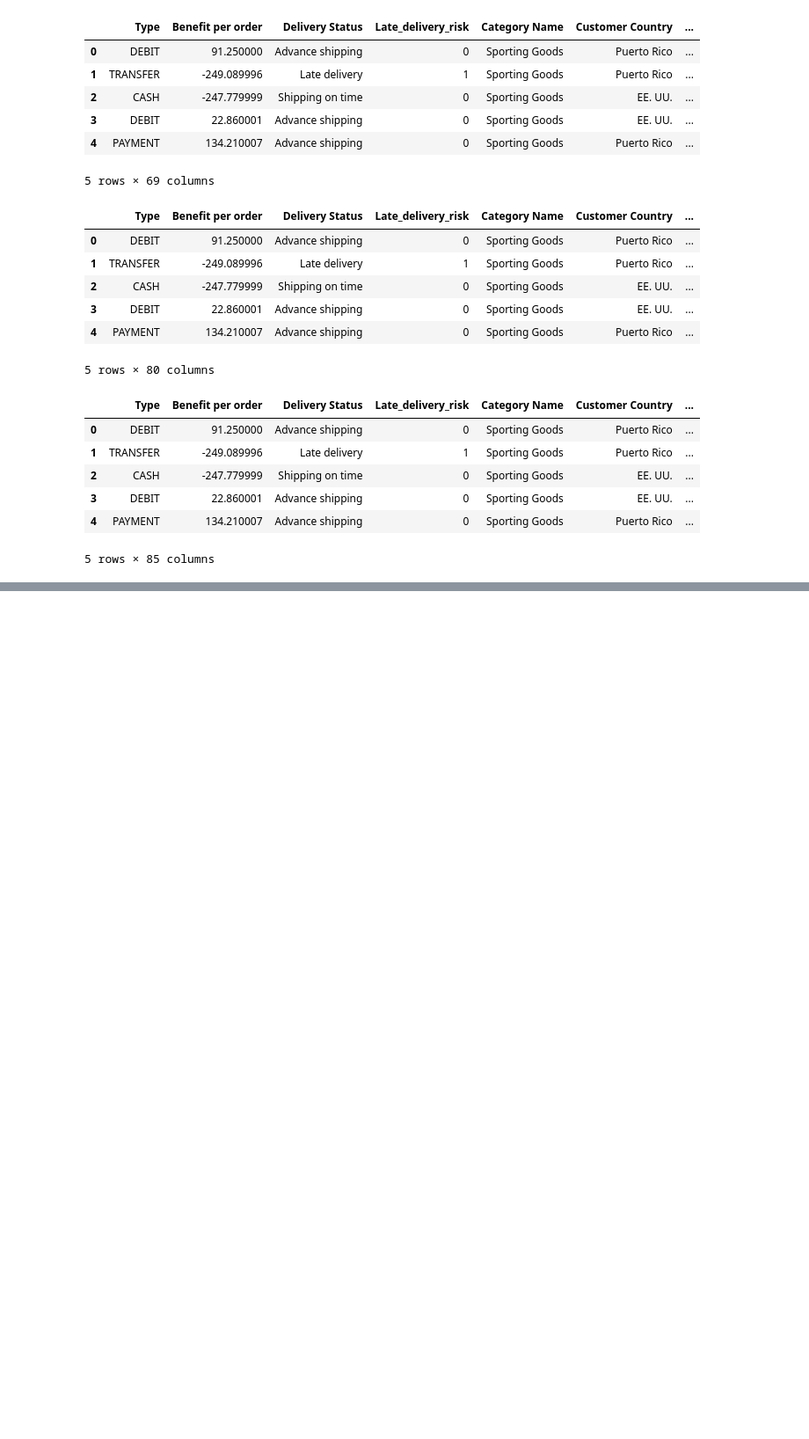
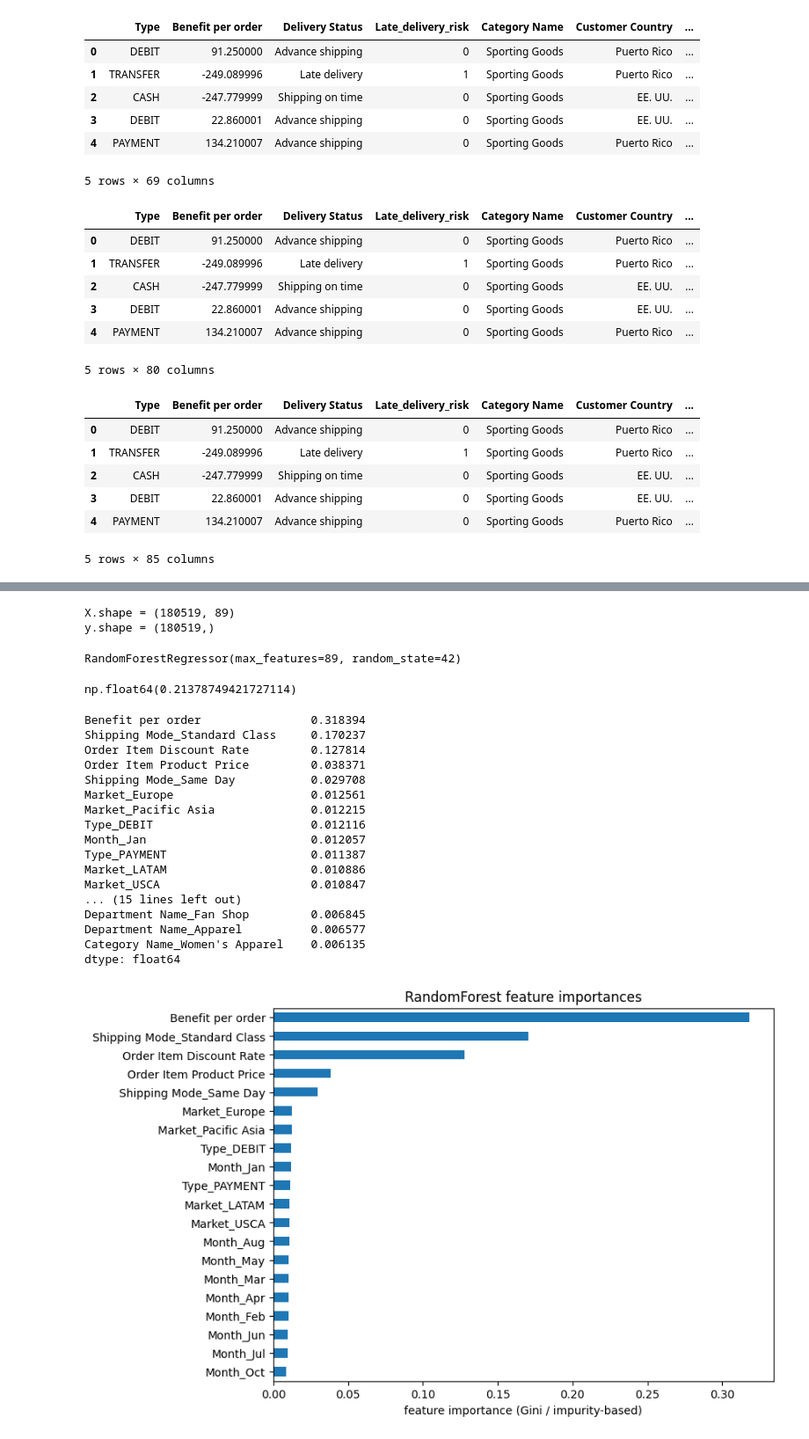
Before and after one commit to WilliamJhong/2025AAE722_William-J, a Jupyter notebook: Final Project/Final Project.ipynb, the cells around one changed output, grey strips where cells are left out. Shown at 88% size. Saved outputs shown, nothing was run; the diff lists cells and outputs as text; code cells hidden in the pictures; blank space fills up the shorter version.

Commit message:
built tree models

```diff
--- a/Final Project/Final Project.ipynb
+++ b/Final Project/Final Project.ipynb
@@ -97,3 +97,8 @@ filtered_data.head()
 | 3 | DEBIT | 22.860001 | Advance shipping | 0 | Sporting Goods | EE. UU. | ... |
 | 4 | PAYMENT | 134.210007 | Advance shipping | 0 | Sporting Goods | Puerto Rico | ... |
 5 rows × 85 columns
+# %%
+filtered_data['Shipping Mode'] = filtered_data['Shipping Mode'].fillna('Missing')
+shipping_mode_dummies = pd.get_dummies(filtered_data['Shipping Mode'], prefix='Shipping Mode')
+filtered_data = pd.concat([filtered_data, shipping_mode_dummies], axis=1)
+filtered_data.head()
@@ -99,0 +149,68 @@ filtered_data.head()
+# %%
+columns_to_exclude = ['Type','Order_Month_Name','Order_Month','Profitability','Delivery Status','Late_delivery_risk','Category Name','Customer Country','Department Name','Market','order date (DateOrders)','Order Item Total','Order Status','Shipping Mode']
+existing_columns_to_exclude = [col for col in columns_to_exclude if col in filtered_data.columns]
+D = filtered_data.columns.drop(existing_columns_to_exclude)
+
+# Build X as the data matrix with rows = samples, cols = features
+X = filtered_data.loc[:, D].to_numpy()    # <- was np.asarray(D) which produced column names
+y = filtered_data['Late_delivery_risk'].to_numpy()
+
+# Quick sanity check
+print("X.shape =", X.shape)   # expect (180519, n_features)
+print("y.shape =", y.shape)   # expect (180519,)
+
+X_train, X_test, y_train, y_test = train_test_split(
+    X, y, test_size=0.3, random_state=42
+)
+# %% [output]
+X.shape = (180519, 89)
+y.shape = (180519,)
+# %%
+# late delivery Bagging model
+
+bag_late = RF(max_features=X_train.shape[1], random_state=42)
+bag_late.fit(X_train, y_train)
+# %% [output]
+RandomForestRegressor(max_features=89, random_state=42)
+# %%
+y_hat_bag = bag_late.predict(X_test) # Predict on test data
+np.mean((y_test - y_hat_bag)**2)
+# %% [output]
+np.float64(0.21378749421727114)
+# %%
+# feature names (D from your notebook is the Index of feature columns)
+feature_names = list(D)
+
+# scikit-learn RF/ensemble attribute
+importances = bag_late.feature_importances_
+
+# tidy dataframe and sort
+feat_imp = pd.Series(importances, index=feature_names).sort_values(ascending=False)
+print(feat_imp.head(30))
+
+# optional: plot top 20
+import matplotlib.pyplot as plt
+feat_imp.head(20).plot(kind='barh', figsize=(8,6))
+plt.gca().invert_yaxis()
+plt.xlabel('feature importance (Gini / impurity-based)')
+plt.title('RandomForest feature importances')
+plt.show()
+# %% [output]
+Benefit per order                0.318394
+Shipping Mode_Standard Class     0.170237
+Order Item Discount Rate         0.127814
+Order Item Product Price         0.038371
+Shipping Mode_Same Day           0.029708
+Market_Europe                    0.012561
+Market_Pacific Asia              0.012215
+Type_DEBIT                       0.012116
+Month_Jan                        0.012057
+Type_PAYMENT                     0.011387
+Market_LATAM                     0.010886
+Market_USCA                      0.010847
+... (15 lines left out)
+Department Name_Fan Shop         0.006845
+Department Name_Apparel          0.006577
+Category Name_Women's Apparel    0.006135
+dtype: float64
+[figure, added]
```
Also changed, not shown: parts of 16 cells of this notebook.
